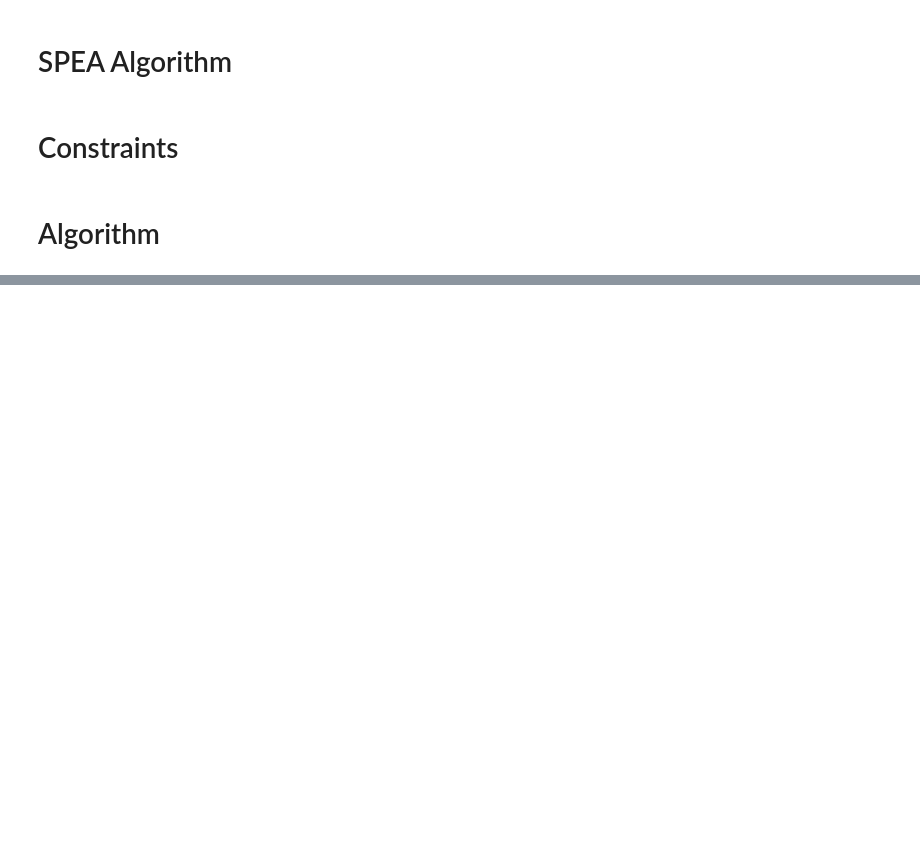
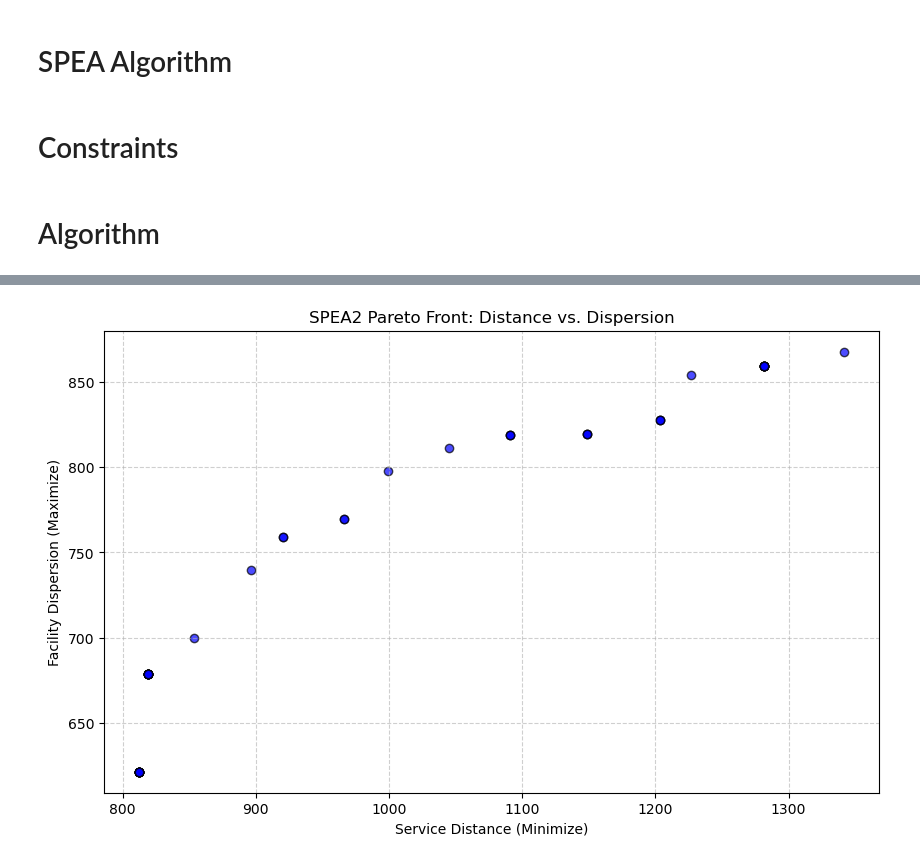
Before and after one commit to benbekir/optimization-algorithms, a Jupyter notebook: multiple-objectives-constraints/Algorithms.ipynb, the cells around one changed output, grey strips where cells are left out. Saved outputs shown, nothing was run; the diff lists cells and outputs as text; code cells hidden in the pictures; blank space fills up the shorter version.

```diff
--- a/multiple-objectives-constraints/Algorithms.ipynb
+++ b/multiple-objectives-constraints/Algorithms.ipynb
@@ -21,7 +25,7 @@ def parse_p_median(file, target_id, target_best_value):
             for j in range(i+2,i+2+number_of_customers):
                 each_line=lines[j].split()
                 customers.append({
-                    "id": int(each_line[0]),
+                    "id": int(each_line[0])-1,
                     "x_coordinate":float(each_line[1]),
                     "y_coordinate":float(each_line[2]),
                     "demand":int(each_line[3])
@@ -33,4 +37,3 @@ def parse_p_median(file, target_id, target_best_value):
             }
         i+=1
     return None
-print(parse_p_median("p_median_capacitated.txt",1,713))
@@ -136,0 +204,77 @@ def density_function(population,archive,population_size):
+# %%
+def build_distance_matrix(customers):
+    n = len(customers)
+    matrix = [[0.0 for _ in range(n)] for _ in range(n)]
+    for i in range(n):
+        for j in range(i + 1, n):
+            d = math.sqrt(
+                (customers[i]['x_coordinate'] - customers[j]['x_coordinate'])**2 +
+                (customers[i]['y_coordinate'] - customers[j]['y_coordinate'])**2
+            )
+            matrix[i][j] = d
+            matrix[j][i] = d
+    return matrix
+
+raw_data = parse_p_median("p_median_capacitated.txt", 1, 713)
+
+if raw_data:
+    customer_data = raw_data['customers']
+    number_of_customers = len(customer_data)
+    number_of_facilities = number_of_customers
+    max_capacity = raw_data['capacity_of_medians']
+    p_to_select = raw_data['number_of_medians']
+    dist_matrix = build_distance_matrix(customer_data)
+    capacity_list = [max_capacity] * number_of_facilities
+    demand_list = [c['demand'] for c in customer_data]
+else:
+    print("Instance not found!")
+    exit()
+
+#CONFIGURATION
+POP_SIZE = 50
+ARCHIVE_SIZE = 50
+MAX_GENS = 50
+
+print("Generating initial valid population...")
+population = population_initialization(
+    POP_SIZE, p_to_select, customer_data, number_of_customers, dist_matrix, max_capacity
+)
+archive = []
+
+print(f"Starting Evolution...")
+
+for gen in range(MAX_GENS):
+    combined = population + archive
+    combined = raw_fitness(combined)
+    density_function(population, archive, POP_SIZE)
+    archive = environmental_selection(combined, ARCHIVE_SIZE)
+
+    if not archive:
+        print(f"Gen {gen:03} | Archive is empty - searching for better solutions...")
+        combined.sort(key=lambda x: x.get('final_fitness', 999))
+        archive = combined[:ARCHIVE_SIZE]
+    else:
+        current_min_dist = min(ind['distance_score'] for ind in archive)
+        current_max_disp = max(ind['dispersion_score'] for ind in archive)
+        print(f"Gen {gen:03} | Best Distance: {current_min_dist:.2f} | Max Dispersion: {current_max_disp:.2f}")
+
+    population = binary_tournament(
+    archive, POP_SIZE, p_to_select, number_of_facilities,
+    customer_data, dist_matrix, max_capacity
+)
+print("\nOptimization Complete.")
+
+def plot_results(archive):
+    dists = [ind['distance_score'] for ind in archive]
+    disps = [ind['dispersion_score'] for ind in archive]
+
+    plt.figure(figsize=(10, 6))
+    plt.scatter(dists, disps, c='blue', edgecolors='k', alpha=0.7)
+    plt.title('SPEA2 Pareto Front: Distance vs. Dispersion')
+    plt.xlabel('Service Distance (Minimize)')
+    plt.ylabel('Facility Dispersion (Maximize)')
+    plt.grid(True, linestyle='--', alpha=0.6)
+    plt.show()
+
+plot_results(archive)
+# %% [output]
@@ -136,0 +298 @@ def density_function(population,archive,population_size):
+[figure, added]
```
Also changed, not shown: parts of 5 cells of this notebook, 2 other files.
